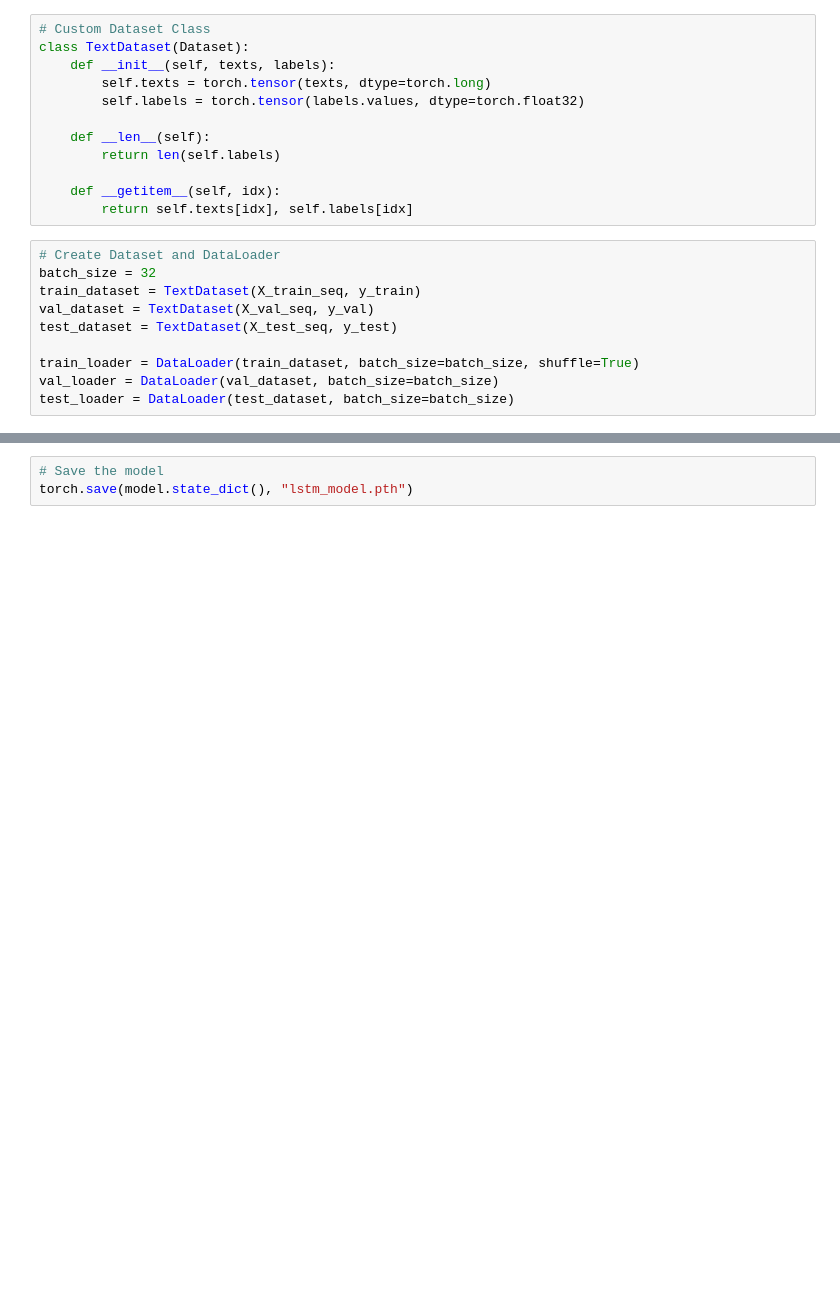
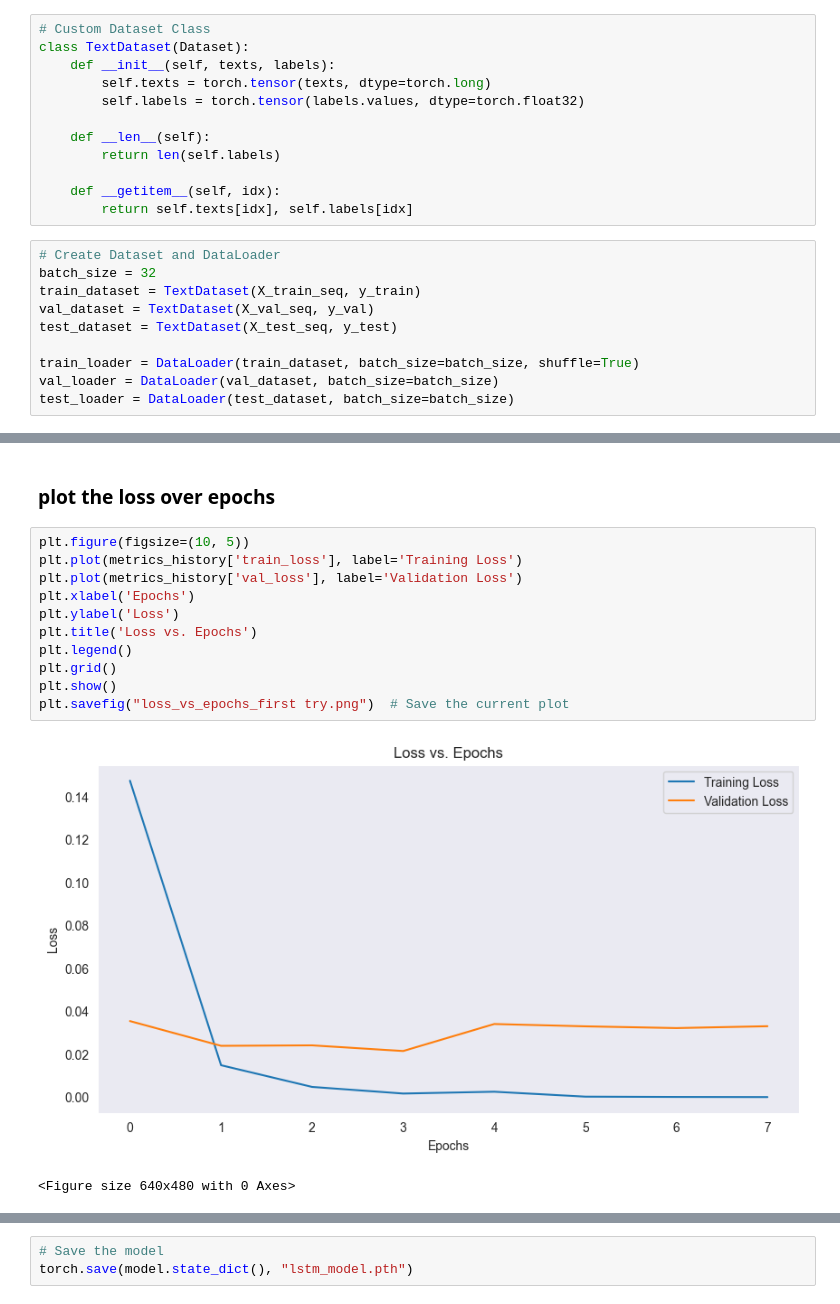
Before and after one commit to ShalomOfstein/Fake-News-Classifier, a Jupyter notebook: section5 - advanced model.ipynb, the cells around one changed output, grey strips where cells are left out. Drawn from its saved outputs; the diff is of its cells as text; blank space fills up the shorter version.

```diff
--- a/section5 - advanced model.ipynb
+++ b/section5 - advanced model.ipynb
@@ -218,0 +465,16 @@ Validation Accuracy: 0.9843
+# %% [markdown]
+### plot the loss over epochs
+# %%
+plt.figure(figsize=(10, 5))
+plt.plot(metrics_history['train_loss'], label='Training Loss')
+plt.plot(metrics_history['val_loss'], label='Validation Loss')
+plt.xlabel('Epochs')
+plt.ylabel('Loss')
+plt.title('Loss vs. Epochs')
+plt.legend()
+plt.grid()
+plt.show()
+plt.savefig("loss_vs_epochs_first try.png")  # Save the current plot
+# %% [output]
+[figure, added]
+<Figure size 640x480 with 0 Axes>
```
Also changed, not shown: parts of 35 cells of this notebook, 1 other file.
